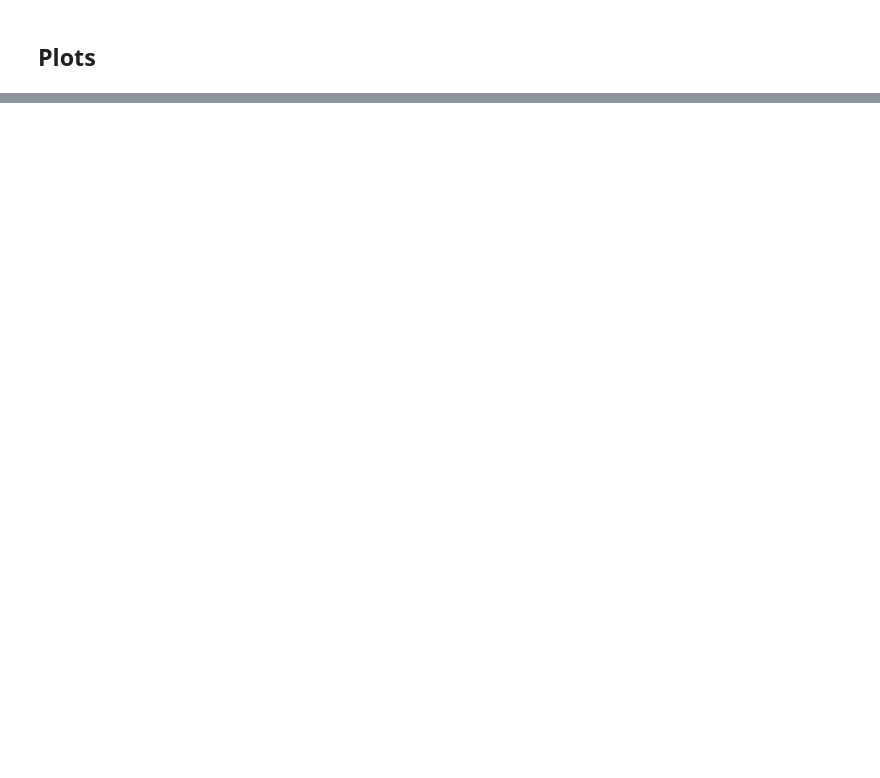
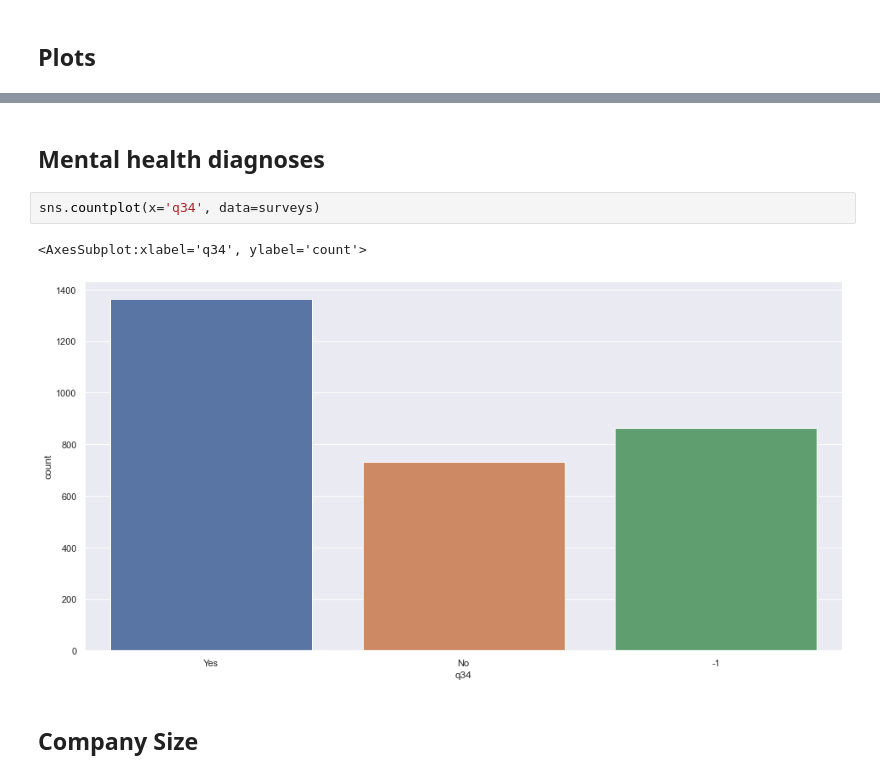
Before and after one commit to appelquist/bda-project, a Jupyter notebook: Project Data Analytics.ipynb, the cells around one changed output, grey strips where cells are left out. Drawn from its saved outputs; the diff is of its cells as text; blank space fills up the shorter version.

Commit message:
Create basic plots

```diff
--- a/Project Data Analytics.ipynb
+++ b/Project Data Analytics.ipynb
@@ -231,0 +231,9 @@ sns.countplot(x='q8', data=surveys)
+# %% [markdown]
+## Mental health diagnoses
+# %%
+sns.countplot(x='q34', data=surveys)
+# %% [output]
+<AxesSubplot:xlabel='q34', ylabel='count'>
+[figure, added]
+# %% [markdown]
+## Company Size
```
Also changed, not shown: parts of 33 cells of this notebook.
